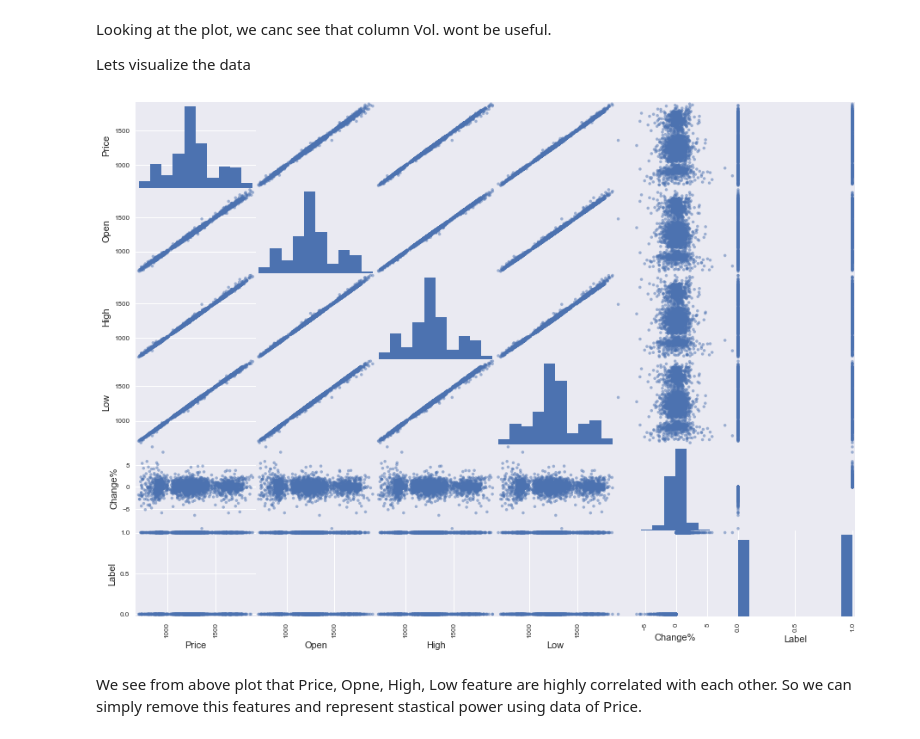
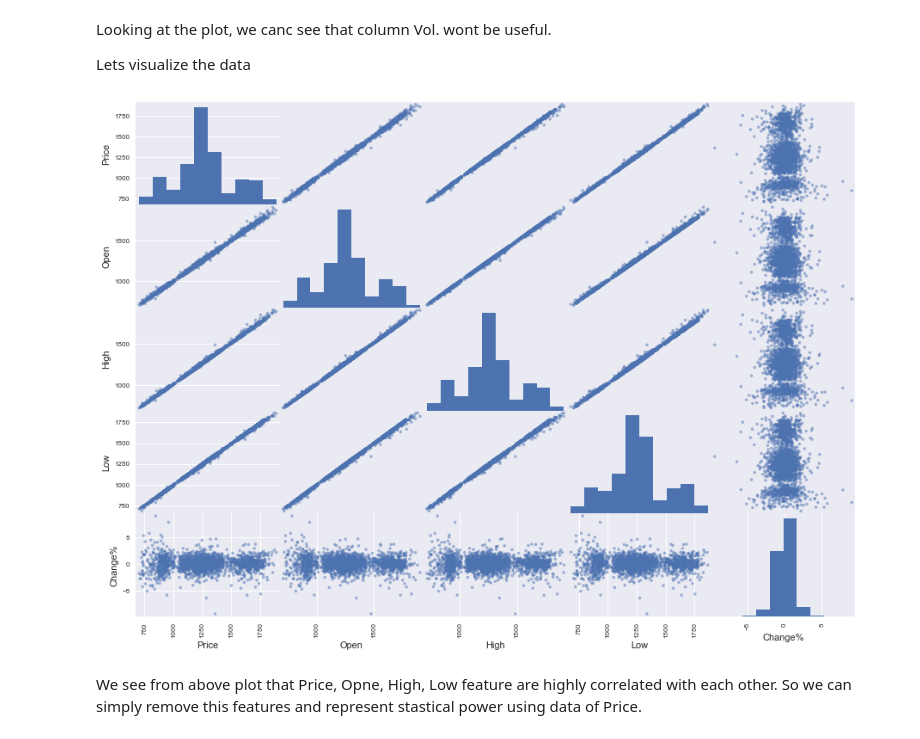
Before and after one commit to sriharshams/commodity-price-analysis, a Jupyter notebook: commodities_data_query.ipynb, the cells around one changed output. Drawn from its saved outputs; the diff is of its cells as text; code cells hidden in the pictures.

```diff
--- a/commodities_data_query.ipynb
+++ b/commodities_data_query.ipynb
@@ -385,10 +385,10 @@ Looking at the plot, we canc see that column Vol. wont be useful.
 Lets visualize the data
 # %%
 from pandas.tools.plotting import scatter_matrix
-scatter_matrix(historical_data_gold.drop('Vol.', axis=1), figsize=(15,11))
+scatter_matrix(historical_data_gold.drop('Vol.', axis=1).drop('Label', axis=1), figsize=(15,11))
 plt.show()
 # %% [output]
-[figure, old version]
+[figure, new version]
 # %% [markdown]
 We see from above plot that Price, Opne, High, Low feature are highly correlated with each other. So we can simply remove this features and represent stastical power using data of Price.
 # %%
```
Also changed, not shown: parts of 3 cells of this notebook.
